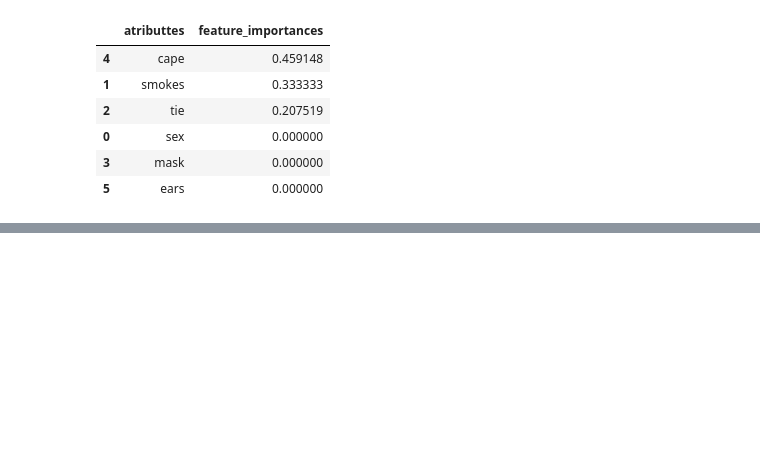
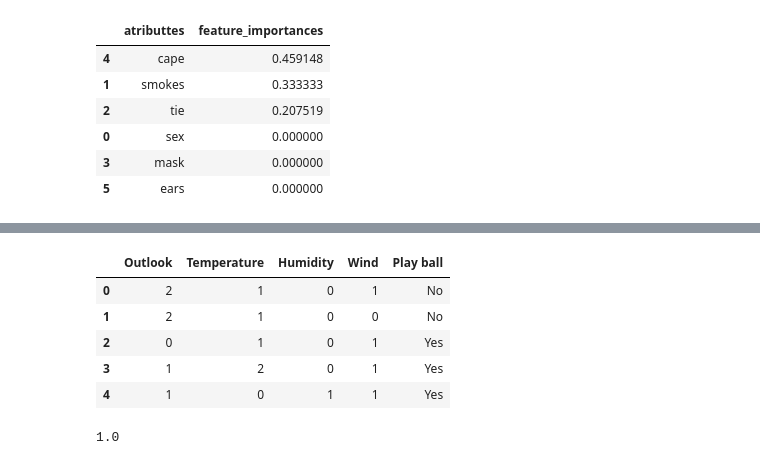
Before and after one commit to eltonfmoraes/Modulo4Pos, a Jupyter notebook: Aulas_Mineração.ipynb, the cells around one changed output, grey strips where cells are left out. Cells and saved outputs as stored; diff of their text form; code cells hidden in the pictures; blank space fills up the shorter version.

```diff
--- a/Aulas_Mineração.ipynb
+++ b/Aulas_Mineração.ipynb
@@ -2344,0 +2355,26 @@ pd.DataFrame({'atributtes':  df_labels.columns, 'feature_importances': clf.featu
+# %%
+from sklearn.preprocessing import OneHotEncoder, LabelEncoder
+
+df_labels = df.drop(columns=['Day','Play ball']).apply(LabelEncoder().fit_transform)
+
+pd.concat([ df_labels, df[['Play ball']] ], axis=1).head()
+# %% [output]
+|  | Outlook | Temperature | Humidity | Wind | Play ball |
+| 0 | 2 | 1 | 0 | 1 | No |
+| 1 | 2 | 1 | 0 | 0 | No |
+| 2 | 0 | 1 | 0 | 1 | Yes |
+| 3 | 1 | 2 | 0 | 1 | Yes |
+| 4 | 1 | 0 | 1 | 1 | Yes |
+# %%
+from sklearn.tree import DecisionTreeClassifier
+
+X = df_labels
+y = df['Play ball']
+
+clf = DecisionTreeClassifier()
+
+clf.fit(X,y)
+y_pred = clf.predict(X)
+print( clf.score(X,y) )
+# %% [output]
+1.0
```
Also changed, not shown: parts of 4 cells of this notebook.
